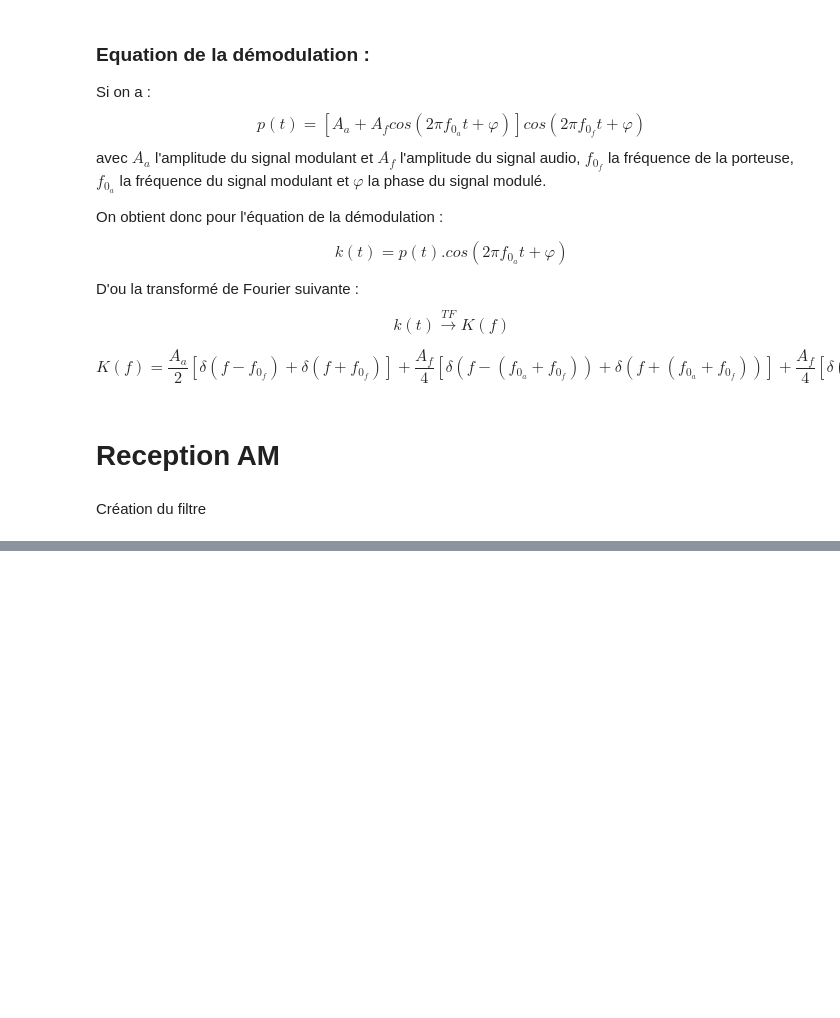
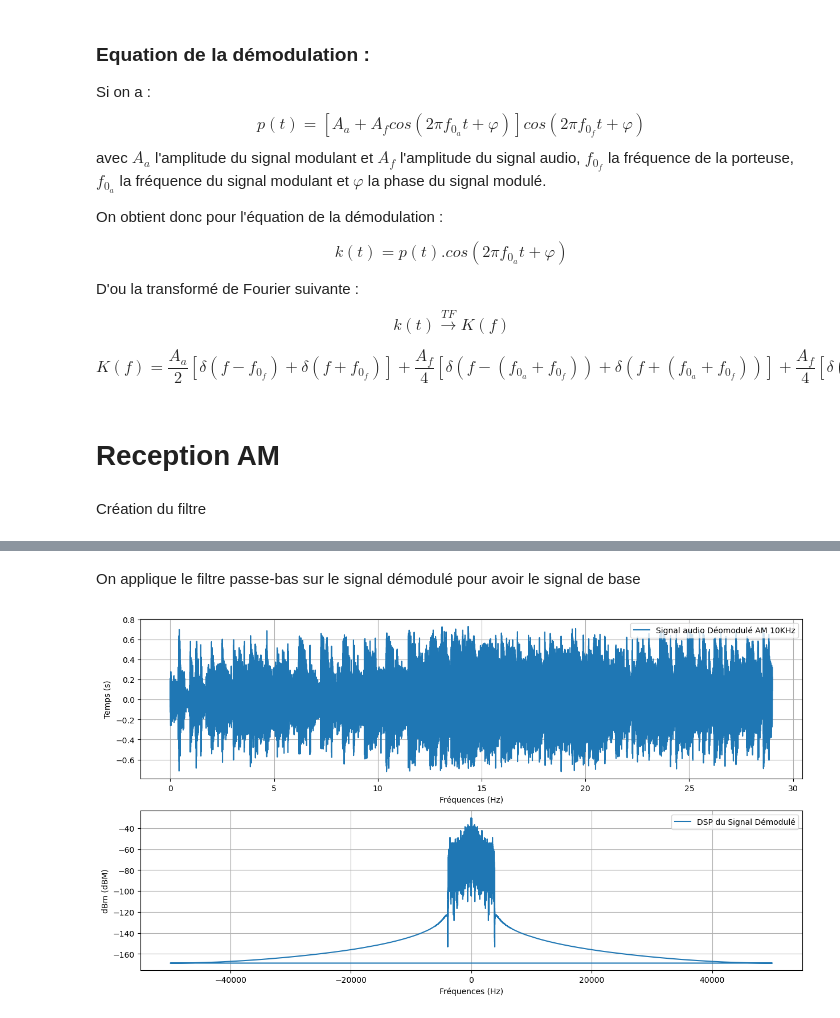
Before and after one commit to NergYR/SA202, a Jupyter notebook: main.ipynb, the cells around one changed output, grey strips where cells are left out. Cells and saved outputs as stored; diff of their text form; code cells hidden in the pictures; blank space fills up the shorter version.

```diff
--- a/main.ipynb
+++ b/main.ipynb
@@ -338,0 +327,41 @@ plt.show()
+# %% [markdown]
+On applique le filtre passe-bas sur le signal démodulé pour avoir le signal de base
+# %%
+filtered_audio = 2*sc.filtfilt(b, a, demodolated_signal)
+
+N = len(filtered_audio)
+tfft_demodul = N*samplerate
+
+fft_demodul = (1/N)*(np.fft.fft(filtered_audio))
+
+# Calcul de la FFT Monolatérale
+#fft_mono_modul = np.concatenate((fft_modul[0:1], 2*fft_modul[1:int(N/2)]))
+# On calcul la valeur absolue de fft_mono pour obtenir la fft monolatérale
+#fft_mono_abs_modul = np.abs(fft_mono_modul)
+
+
+# Calcul de la Densité spectrale en Volt efficace sur RBW
+fft_eff_demodul = fft_demodul/np.sqrt(2)
+
+# Calcul de la Densité spectrale en dBm sur RBW
+fft_dbm_demodul = 10*np.log10(np.square(fft_eff_demodul)/50*1000)
+
+# Calcul de la plage de fréquence pour la FFT
+f_demodolated_signal = np.fft.fftfreq(N, 1/samplerate)
+
+fig, ax = plt.subplots(2, 1, figsize=(15, 8))
+
+ax[0].plot(time, demodolated_signal, label="Signal audio Déomodulé AM 10KHz")
+#ax[0].semilogx(f_tranche, fft_mono_dbm, linewidth = 2)
+ax[0].set_xlabel("Fréquences (Hz)")
+ax[0].set_ylabel("Temps (s)")
+ax[0].legend(loc="upper right")
+ax[0].grid(True)
+
+ax[1].plot(f_demodolated_signal, fft_dbm_demodul, label="DSP du Signal Démodulé")
+ax[1].set_xlabel("Fréquences (Hz)")
+ax[1].set_ylabel("dBm (dBM)")
+ax[1].legend(loc="upper right")
+ax[1].grid(True)
+# %% [output]
+[figure, added]
```
Also changed, not shown: parts of 5 cells of this notebook.
